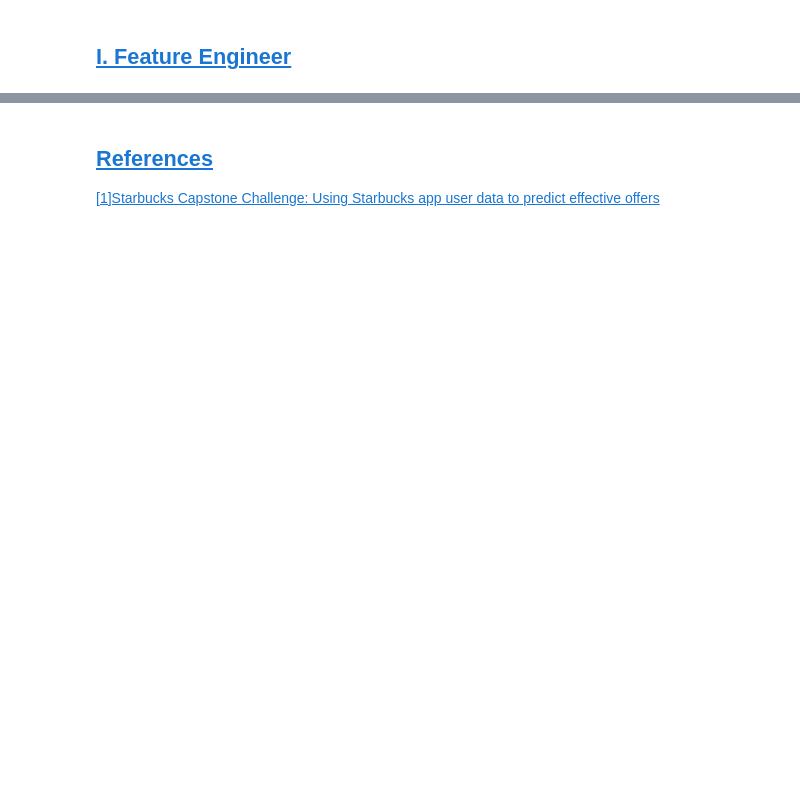
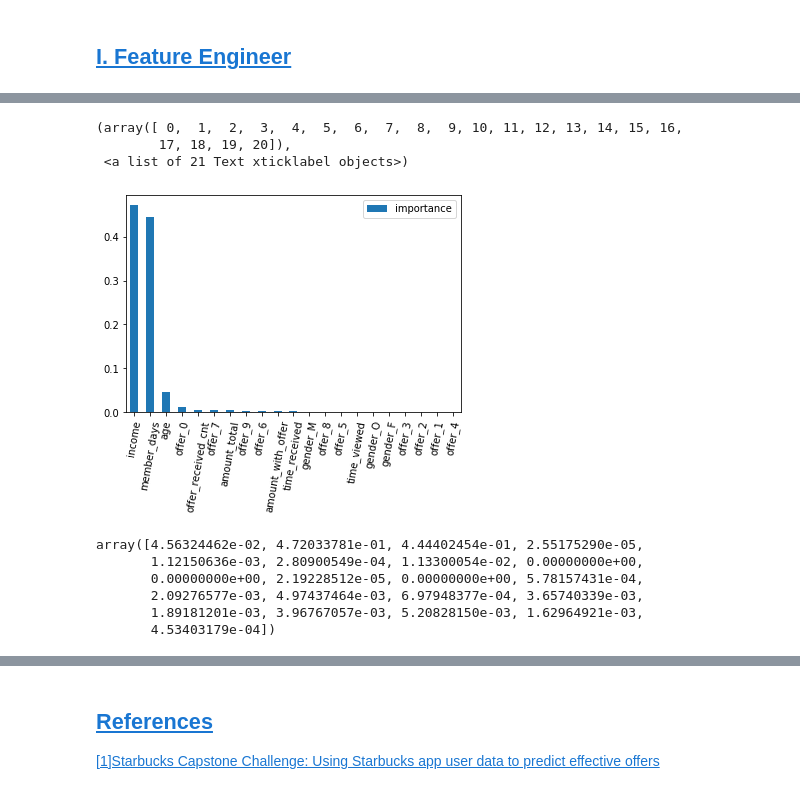
Before and after one commit to DaiDuncan/Udacity_DSND_proj4_StarbucksPromotion, a Jupyter notebook: 3_ML_model.ipynb, the cells around one changed output, grey strips where cells are left out. Cells and saved outputs as stored; diff of their text form; code cells hidden in the pictures; blank space fills up the shorter version.

```diff
--- a/3_ML_model.ipynb
+++ b/3_ML_model.ipynb
@@ -116,0 +630,4 @@ memory usage: 11.2+ MB
+# %%
+#load model: feature_importances_
+with open(r"./models_rec_1.pckl", "rb") as f:
+    models = pickle.load(f)
@@ -116,0 +654,6 @@ memory usage: 11.2+ MB
+# %%
+columns = ['age', 'income', 'member_days', 'gender_F', 'gender_M', 'gender_O',
+            'offer_0', 'offer_1', 'offer_2', 'offer_3', 'offer_4', 'offer_5',
+              'offer_6', 'offer_7', 'offer_8', 'offer_9',
+             'amount_with_offer', 'amount_total', 'offer_received_cnt',
+            'time_received', 'time_viewed']
@@ -116,0 +668,20 @@ memory usage: 11.2+ MB
+# %%
+feature_importances = pd.DataFrame(models['clf'].feature_importances_,
+                                   index = columns,
+                                    columns=['importance']).sort_values('importance',ascending=False)
+feature_importances.plot.bar()
+plt.xticks(rotation=80)
+# %% [output]
+(array([ 0,  1,  2,  3,  4,  5,  6,  7,  8,  9, 10, 11, 12, 13, 14, 15, 16,
+        17, 18, 19, 20]),
+ <a list of 21 Text xticklabel objects>)
+[figure, added]
+# %%
+models['clf'].feature_importances_
+# %% [output]
+array([4.56324462e-02, 4.72033781e-01, 4.44402454e-01, 2.55175290e-05,
+       1.12150636e-03, 2.80900549e-04, 1.13300054e-02, 0.00000000e+00,
+       0.00000000e+00, 2.19228512e-05, 0.00000000e+00, 5.78157431e-04,
+       2.09276577e-03, 4.97437464e-03, 6.97948377e-04, 3.65740339e-03,
+       1.89181201e-03, 3.96767057e-03, 5.20828150e-03, 1.62964921e-03,
+       4.53403179e-04])
```
Also changed, not shown: parts of 63 cells of this notebook, 19 other files.
